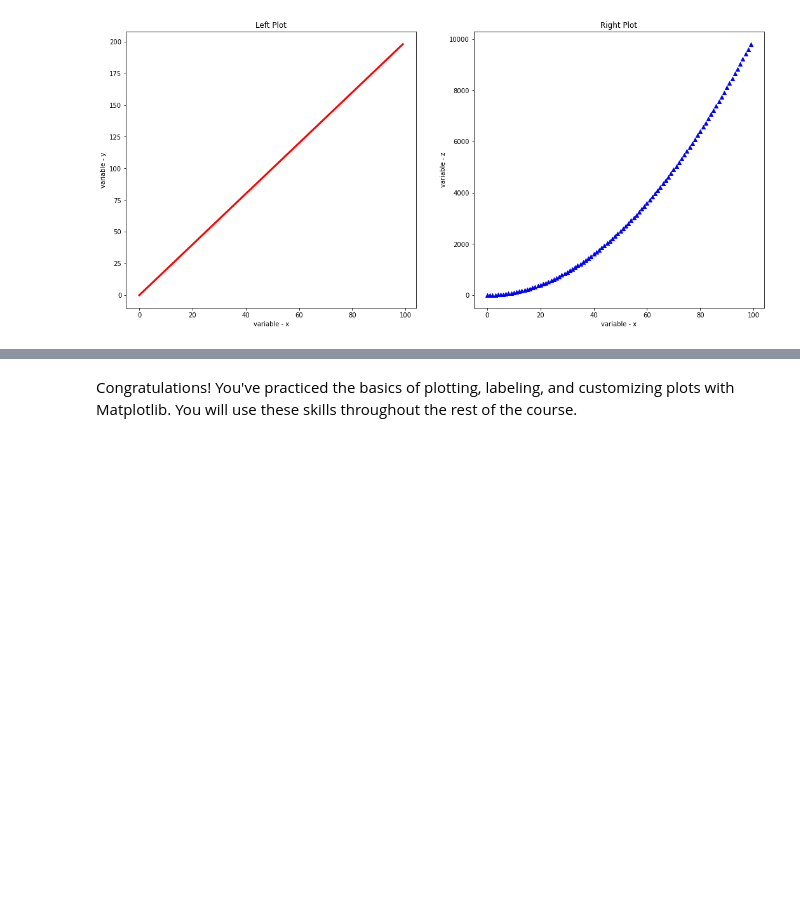
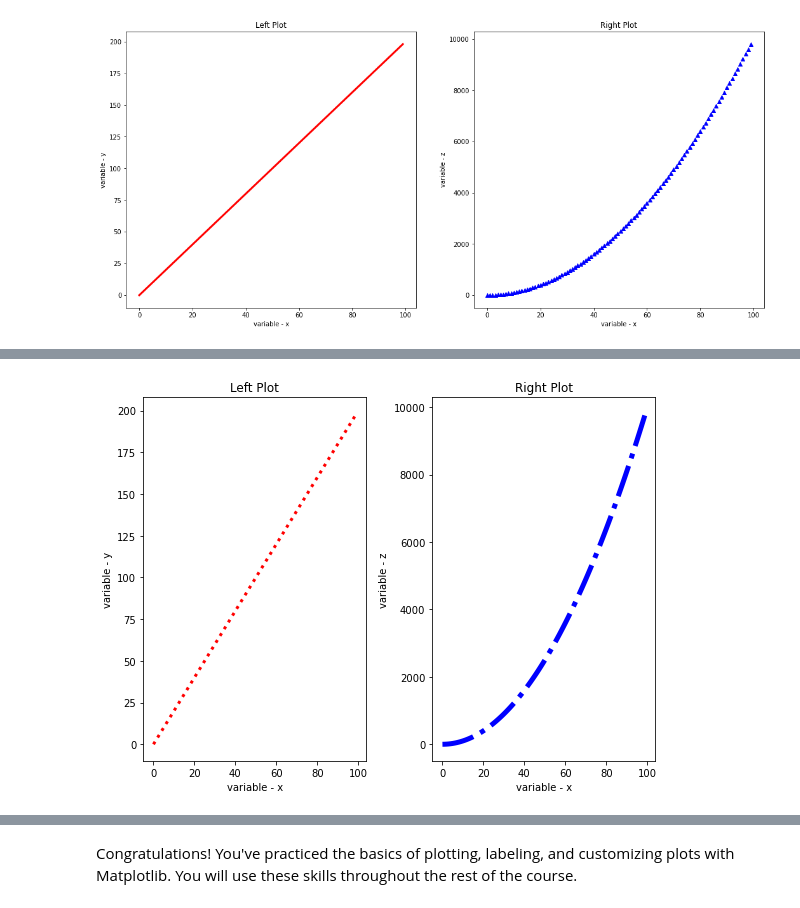
Before and after one commit to learn-co-curriculum/dsc-more-practice-with-matplotlib-lab, a Jupyter notebook: index.ipynb, the cells around one changed output, grey strips where cells are left out. Drawn from its saved outputs; the diff is of its cells as text; code cells hidden in the pictures; blank space fills up the shorter version.

Commit message:
add tight layout explanation

```diff
--- a/index.ipynb
+++ b/index.ipynb
@@ -193,0 +202,17 @@ ax2.set_title ('Right Plot');
+# %%
+
+new_figure, (ax1, ax2) = plt.subplots(figsize=(8,6), ncols=2)
+new_figure.set_tight_layout(True)
+
+ax1.plot(x, y, color='red', linewidth=3, linestyle = ':')
+ax2.plot(x, z, color='blue', linewidth=5, linestyle = '-.')
+
+ax1.set_xlabel('variable - x')
+ax1.set_ylabel('variable - y')
+ax1.set_title ('Left Plot')
+
+ax2.set_xlabel('variable - x')
+ax2.set_ylabel('variable - z')
+ax2.set_title ('Right Plot');
+# %% [output]
+[figure, added]
```
Also changed, not shown: parts of 3 cells of this notebook, 2 other files.
